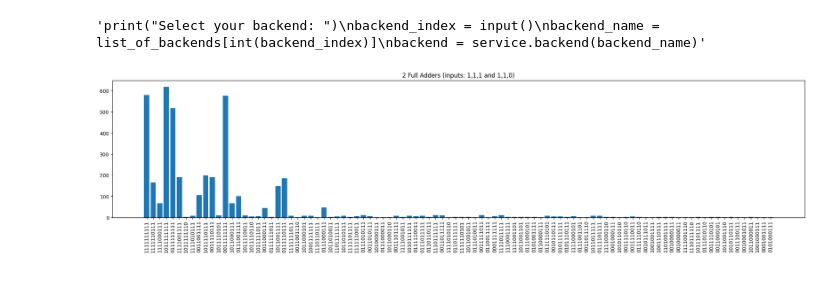
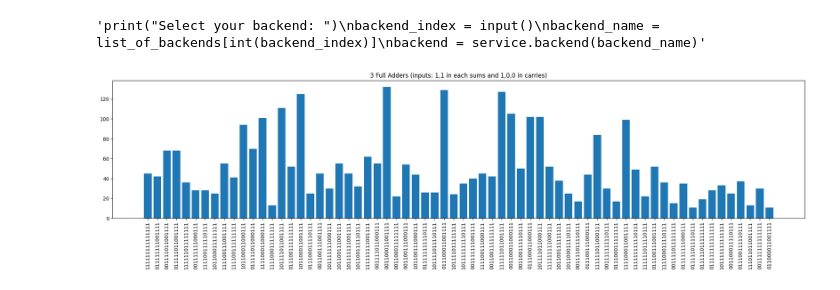
Before and after one commit to delbempedro/ic, a Jupyter notebook: projects/run_circuit.ipynb, the cells around one changed output. Drawn from its saved outputs; the diff is of its cells as text; code cells hidden in the pictures.

```diff
--- a/projects/run_circuit.ipynb
+++ b/projects/run_circuit.ipynb
@@ -61,17 +61,22 @@ sampler = Sampler(backend)
 #run your circuit with samples
 job = sampler.run([qc_transpiled])
 result = job.result()
+# %%
+#filter data
+data = result[0].data.c.get_counts()
+threshold = 10
+filtered_data = {key: value for key, value in data.items() if value > threshold}
 # %%
 #plot your histogram with results and save image
 data = result[0].data.c.get_counts()
-names = list(data.keys())
-values = list(data.values())
+names = list(filtered_data.keys())
+values = list(filtered_data.values())
 
 plt.figure(figsize=(25,5))
 plt.xticks(rotation=90)
-plt.title("2 Full Adders (inputs: 1,1,1 and 1,1,0)")
+plt.title("3 Full Adders (inputs: 1,1 in each sums and 1,0,0 in carries)")
 plt.bar(names, values, tick_label=names)
-plt.savefig("results/real-run.png", bbox_inches="tight")
+plt.savefig("results/3-full-adders-real-run.png", bbox_inches="tight")
 plt.show()
 # %% [output]
-[figure, old version]
+[figure, new version]
```
Also changed, not shown: 7 other files.
